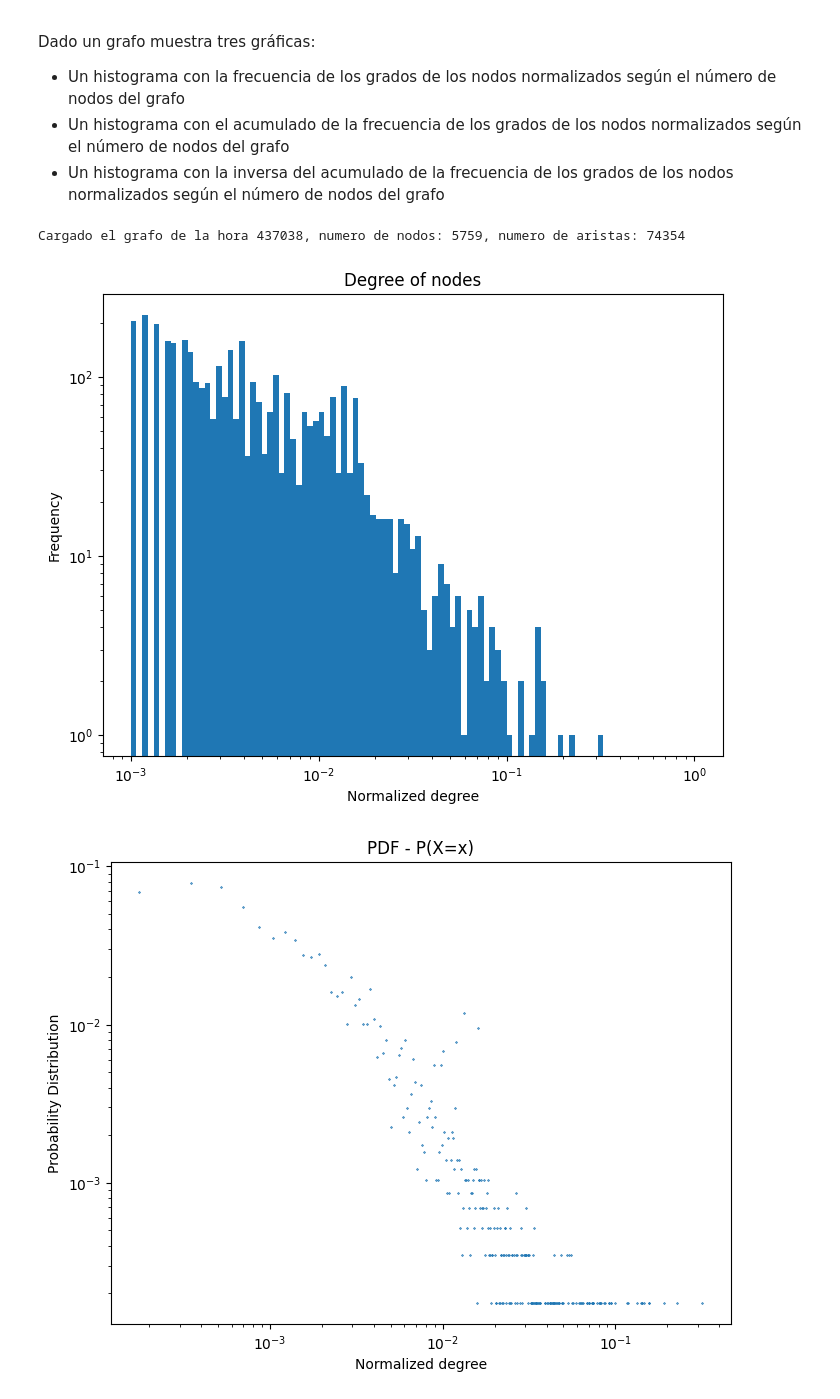
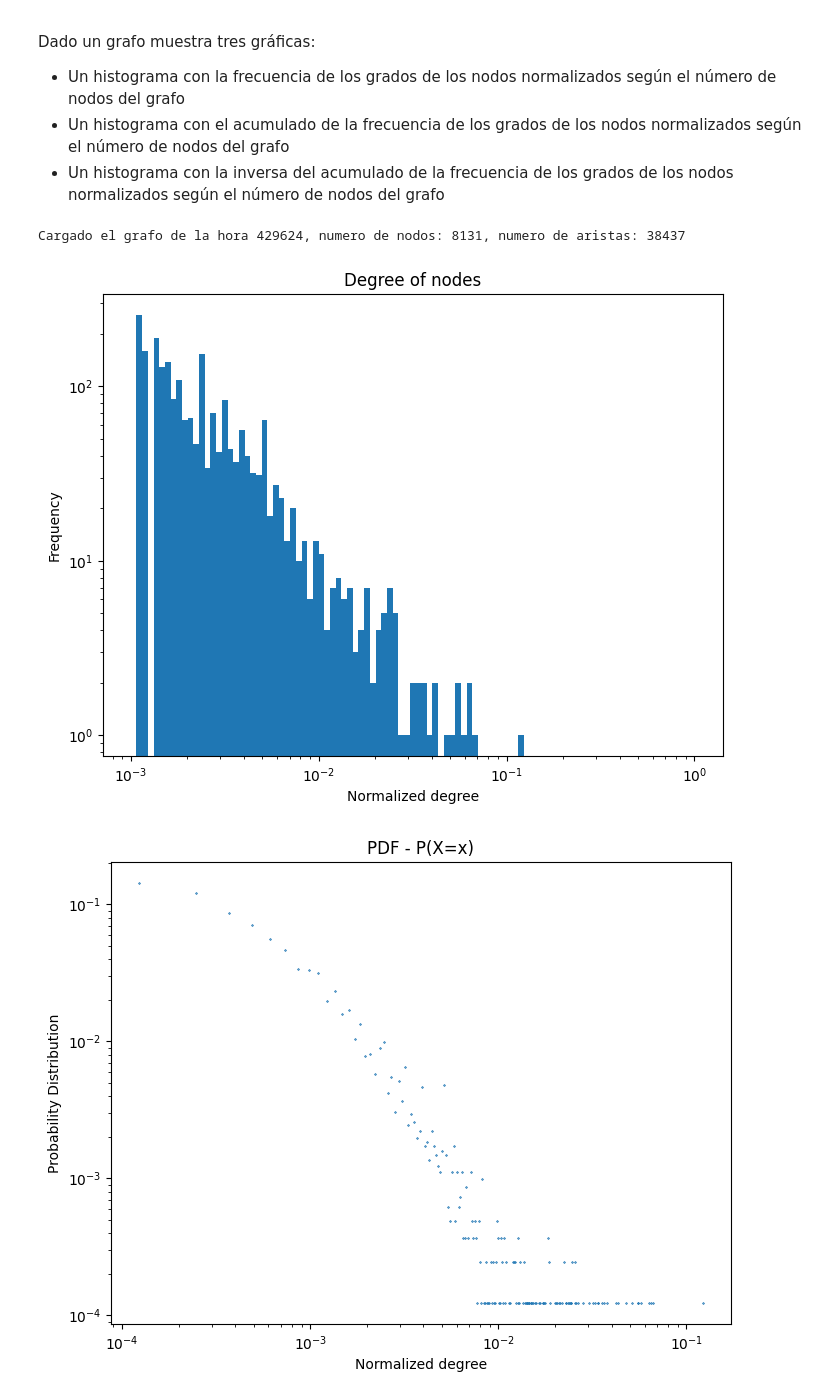
Before and after one commit to Manusua/Social_Manifestations_Fractal, a Jupyter notebook: degree_distribution.ipynb, the cells around one changed output. Drawn from its saved outputs; the diff is of its cells as text; code cells hidden in the pictures.

Commit message:
added nat plots

```diff
--- a/degree_distribution.ipynb
+++ b/degree_distribution.ipynb
@@ -28,17 +28,17 @@ def calc_plot_degree_distributions(name_graph, graphs_folder, plots_folder, G=No
 # %%
 MODE = "hashtag"
 
 MANIFESTACION = "nat"
 hora = "429624"
 
-MANIFESTACION = "9n"
-hora = "437038"
+#MANIFESTACION = "9n"
+#hora = "437038"
 
 
 graphs_folder, plots_folder = get_paths(MODE, MANIFESTACION, metric="degree")
 
 calc_plot_degree_distributions(hora, graphs_folder, plots_folder)
 # %% [output]
-Cargado el grafo de la hora 437038, numero de nodos: 5759, numero de aristas: 74354
+Cargado el grafo de la hora 429624, numero de nodos: 8131, numero de aristas: 38437
-[figure, old version]
+[figure, new version]
-[figure, old version]
+[figure, new version]
```
Also changed, not shown: parts of 2 cells of this notebook, 15 other files.
